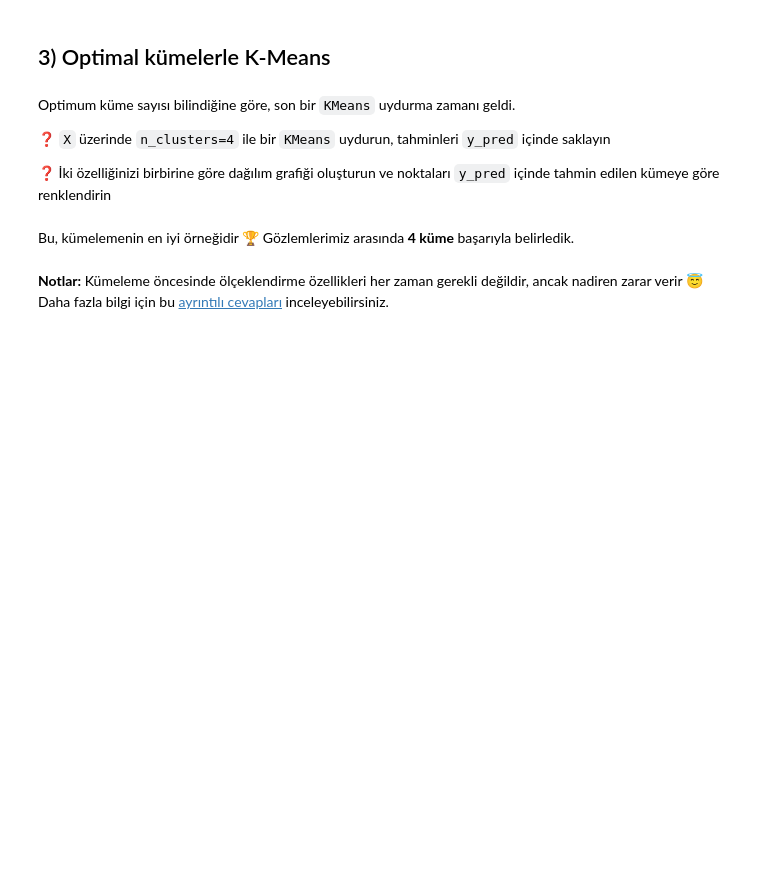
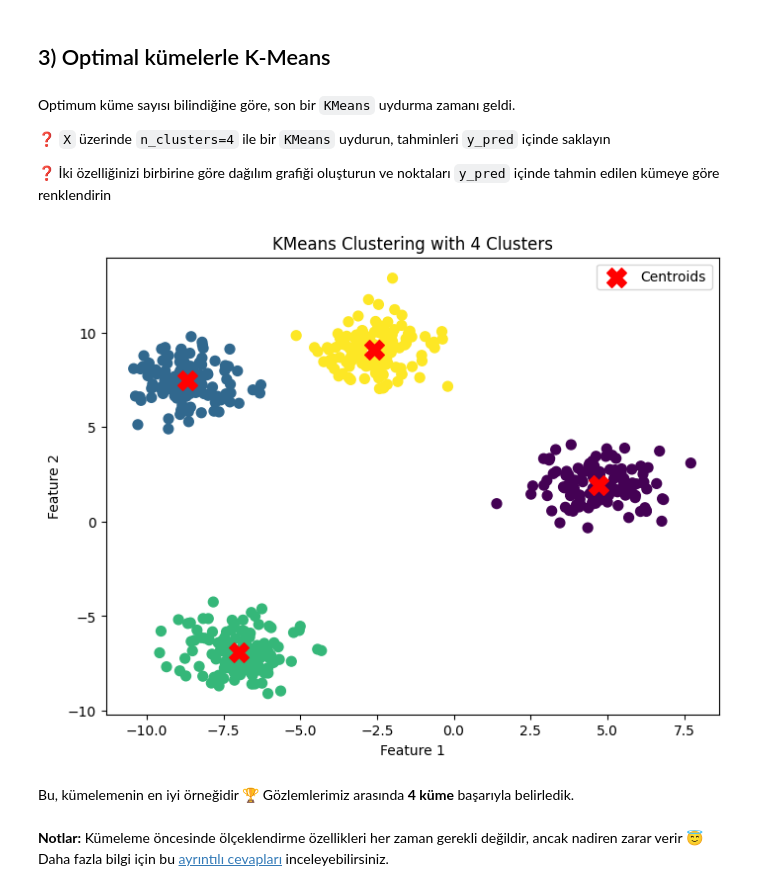
Before and after one commit to melis-gezer/S17D3-S-data-image-compressor, a Jupyter notebook: warmup_k_means.ipynb, the cells around one changed output. Drawn from its saved outputs; the diff is of its cells as text; code cells hidden in the pictures; blank space fills up the shorter version.

```diff
--- a/warmup_k_means.ipynb
+++ b/warmup_k_means.ipynb
@@ -177,3 +189,25 @@ Optimum küme sayısı bilindiğine göre, son bir `KMeans` uydurma zamanı geld
+# %%
+from sklearn.cluster import KMeans
+import matplotlib.pyplot as plt
+
+kmeans = KMeans(n_clusters=4, random_state=42)
+y_pred = kmeans.fit_predict(X)
+# %%
+plt.figure(figsize=(8,6))
+
+plt.scatter(X[:,0], X[:,1], c=y_pred, cmap='viridis', s=50)
+
+plt.scatter(kmeans.cluster_centers_[:,0],
+            kmeans.cluster_centers_[:,1],
+            marker='X', s=200, c='red', label='Centroids')
+
+plt.xlabel("Feature 1")
+plt.ylabel("Feature 2")
+plt.title("KMeans Clustering with 4 Clusters")
+plt.legend()
+plt.show()
+# %% [output]
+[figure, added]
 # %% [markdown]
 Bu, kümelemenin en iyi örneğidir 🏆
 Gözlemlerimiz arasında **4 küme** başarıyla belirledik.
```
Also changed, not shown: parts of 4 cells of this notebook, 1 other file.
